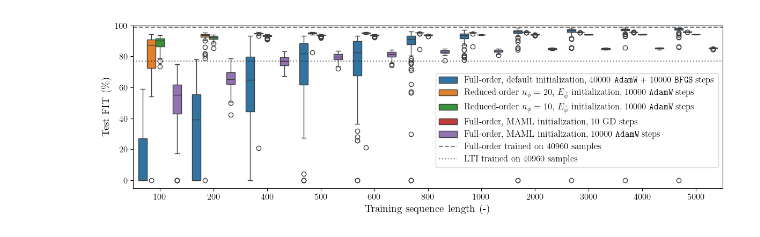
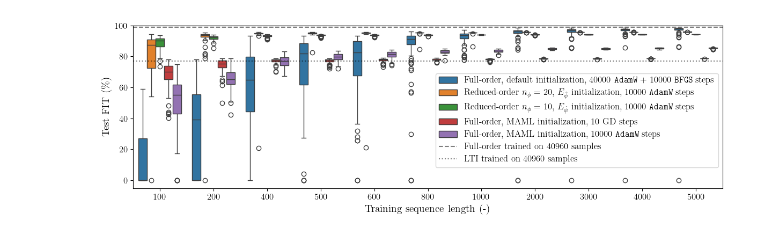
Before and after one commit to forgi86/sysid-neural-manifold, a Jupyter notebook: analyze_mc.ipynb, the cells around one changed output. Cells and saved outputs as stored; diff of their text form; code cells hidden in the pictures.

```diff
--- a/analyze_mc.ipynb
+++ b/analyze_mc.ipynb
@@ -74,25 +74,25 @@ df_mc.sort_values(by=["model", "length"], inplace=True)
 # %%
 model_labels = {
     "full (bfgs)": r"Full-order, default initialization, 40000 \texttt{AdamW} + 10000 \texttt{BFGS} steps",
     "reduced 20": r"Reduced-order $n_\phi=20$, $E_{\hat \psi}$ initialization, 10000 \texttt{AdamW} steps",
     "reduced 10": r"Reduced-order  $n_\phi=10$, $E_{\hat \psi}$ initialization, 10000 \texttt{AdamW} steps",
-    "maml_10h": r"Full-order, MAML initialization, 10 GD steps",
+    "maml_10g": r"Full-order, MAML initialization, 10 GD steps",
     "maml_10000a": r"Full-order, MAML initialization, 10000 \texttt{AdamW} steps"
 }
 fig, ax = plt.subplots(1, 1, figsize=(12, 4))
 ax = sns.boxplot(df_mc, x="length", y="fit", hue=df_mc["model"].map(model_labels), hue_order=model_labels.values(), ax=ax)
 ax.axhline(y=98.9, color="black", linestyle="dashed", alpha=0.5, label="Full-order trained on 40960 samples")#, linewidth=0.5)
 ax.axhline(y=fit_lin, color="black", linestyle="dotted", alpha=0.5, label="LTI trained on 40960 samples")#, linewidth=0.5)
 
 #plt.xticks(rotation=45)
 ax.set_xlabel(r"Training sequence length (-)")
 ax.set_ylabel(r"Test FIT (\%)")
 plt.legend(loc='lower right', bbox_to_anchor=(1, 0.1))
 plt.ylim([-5, 100]);
 plt.tight_layout()
 
 plt.savefig(fig_dir/"boxplot_paper.pdf")
 # %% [output]
-[figure, old version]
+[figure, new version]
 # %%
 df_stats = df_mc.groupby(["model", "length"]).agg(["mean", "median", "std"])
```
Also changed, not shown: parts of 2 cells of this notebook.
